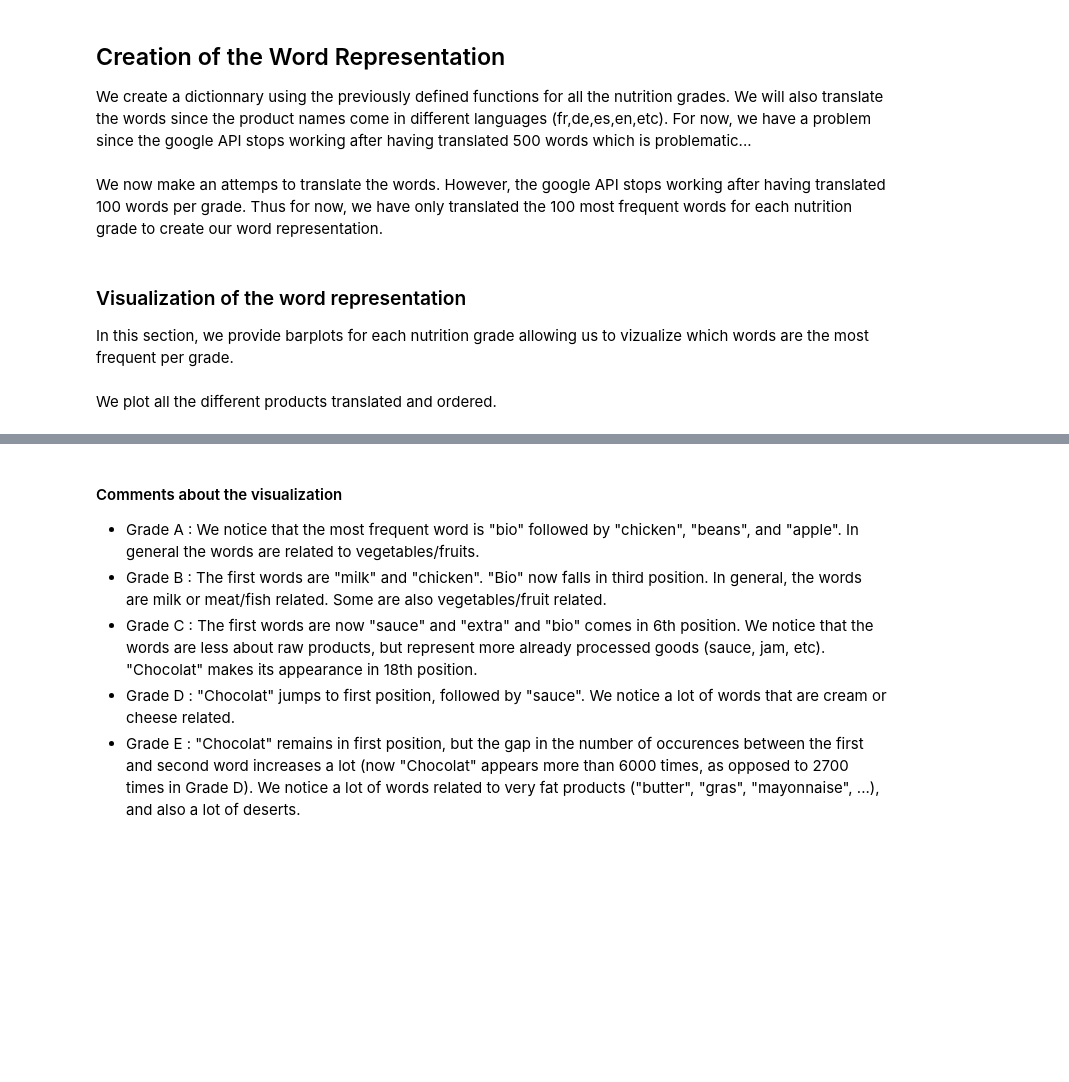
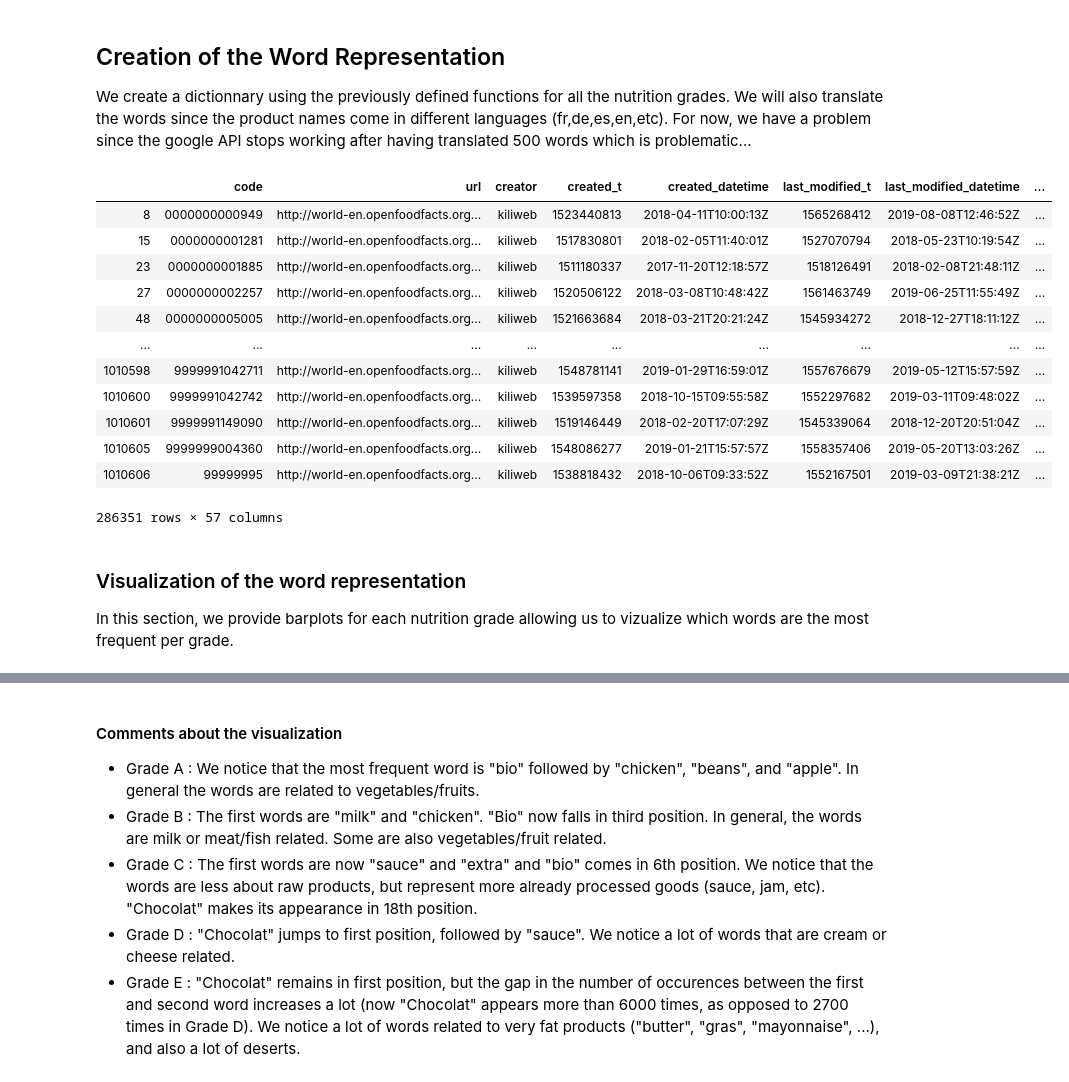
Before and after one commit to MarcBickel/project_gobigorgohome, a Jupyter notebook: project_notebook.ipynb, the cells around one changed output, grey strips where cells are left out. Cells and saved outputs as stored; diff of their text form; code cells hidden in the pictures; blank space fills up the shorter version.

```diff
--- a/project_notebook.ipynb
+++ b/project_notebook.ipynb
@@ -311,0 +315,2 @@ def remove_numbers(foo):
+# %%
+df_ns['product_name']=df_ns['product_name'].apply(sanitize_text_row)
@@ -311,0 +334,3 @@ def remove_numbers(foo):
+# %%
+with open('translated_dict_all.pickle', 'rb') as handle:
+    translated_dict_all = pickle.load(handle)
@@ -312,3 +346,14 @@ def remove_numbers(foo):
+# %%
+def insert_translation(text):
+    trans_text=[]
+    for word in text.split():
+        try:
+            trans_text.append(list(translated_dict_all[word])[0])
+        except:
+            trans_text.append(word)
+    return ' '.join(trans_text)
+# %%
+df_ns['product_name']=df_ns['product_name'].apply(insert_translation)
 # %%
 def extract_words_by_grade(df,nutritional_grade='a'):
     '''applies the text handling utilities to the subset of the dataframe corresponding to
@@ -360,5 +377,3 @@ We create a dictionnary using the previously defined functions for all the nutri
 grade_dict={}
 for i in np.unique(df_ns['nutrition_grade_fr']):
     grade_dict[i]=extract_words_by_grade(df_ns,nutritional_grade=i)
-# %% [markdown]
-We now make an attemps to translate the words. However, the google API stops working after having translated 100 words per grade. Thus for now, we have only translated the 100 most frequent words for each nutrition grade to create our word representation.
@@ -381,3 +380,19 @@ translated_dict = pd.read_pickle('Data/translated_dict.pickle')
+# %%
+df_ns
+# %% [output]
+|  | code | url | creator | created_t | created_datetime | last_modified_t | last_modified_datetime | ... |
+| 8 | 0000000000949 | http://world-en.openfoodfacts.org... | kiliweb | 1523440813 | 2018-04-11T10:00:13Z | 1565268412 | 2019-08-08T12:46:52Z | ... |
+| 15 | 0000000001281 | http://world-en.openfoodfacts.org... | kiliweb | 1517830801 | 2018-02-05T11:40:01Z | 1527070794 | 2018-05-23T10:19:54Z | ... |
+| 23 | 0000000001885 | http://world-en.openfoodfacts.org... | kiliweb | 1511180337 | 2017-11-20T12:18:57Z | 1518126491 | 2018-02-08T21:48:11Z | ... |
+| 27 | 0000000002257 | http://world-en.openfoodfacts.org... | kiliweb | 1520506122 | 2018-03-08T10:48:42Z | 1561463749 | 2019-06-25T11:55:49Z | ... |
+| 48 | 0000000005005 | http://world-en.openfoodfacts.org... | kiliweb | 1521663684 | 2018-03-21T20:21:24Z | 1545934272 | 2018-12-27T18:11:12Z | ... |
+| ... | ... | ... | ... | ... | ... | ... | ... | ... |
+| 1010598 | 9999991042711 | http://world-en.openfoodfacts.org... | kiliweb | 1548781141 | 2019-01-29T16:59:01Z | 1557676679 | 2019-05-12T15:57:59Z | ... |
+| 1010600 | 9999991042742 | http://world-en.openfoodfacts.org... | kiliweb | 1539597358 | 2018-10-15T09:55:58Z | 1552297682 | 2019-03-11T09:48:02Z | ... |
+| 1010601 | 9999991149090 | http://world-en.openfoodfacts.org... | kiliweb | 1519146449 | 2018-02-20T17:07:29Z | 1545339064 | 2018-12-20T20:51:04Z | ... |
+| 1010605 | 9999999004360 | http://world-en.openfoodfacts.org... | kiliweb | 1548086277 | 2019-01-21T15:57:57Z | 1558357406 | 2019-05-20T13:03:26Z | ... |
+| 1010606 | 99999995 | http://world-en.openfoodfacts.org... | kiliweb | 1538818432 | 2018-10-06T09:33:52Z | 1552167501 | 2019-03-09T21:38:21Z | ... |
+286351 rows × 57 columns
 # %% [markdown]
 ### Visualization of the word representation
 In this section, we provide barplots for each nutrition grade allowing us to vizualize which words are the most frequent per grade.
@@ -403,2 +398,0 @@ def barplot_with_names(x,n=15,title=None):
-# %% [markdown]
-We plot all the different products translated and ordered.
```
Also changed, not shown: parts of 32 cells of this notebook.
